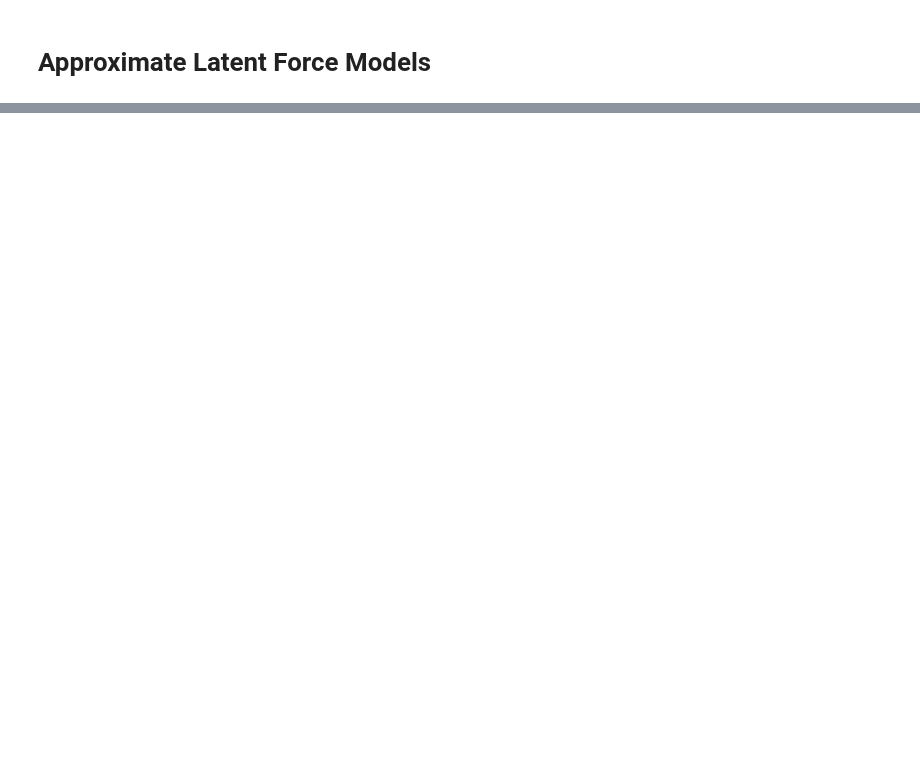
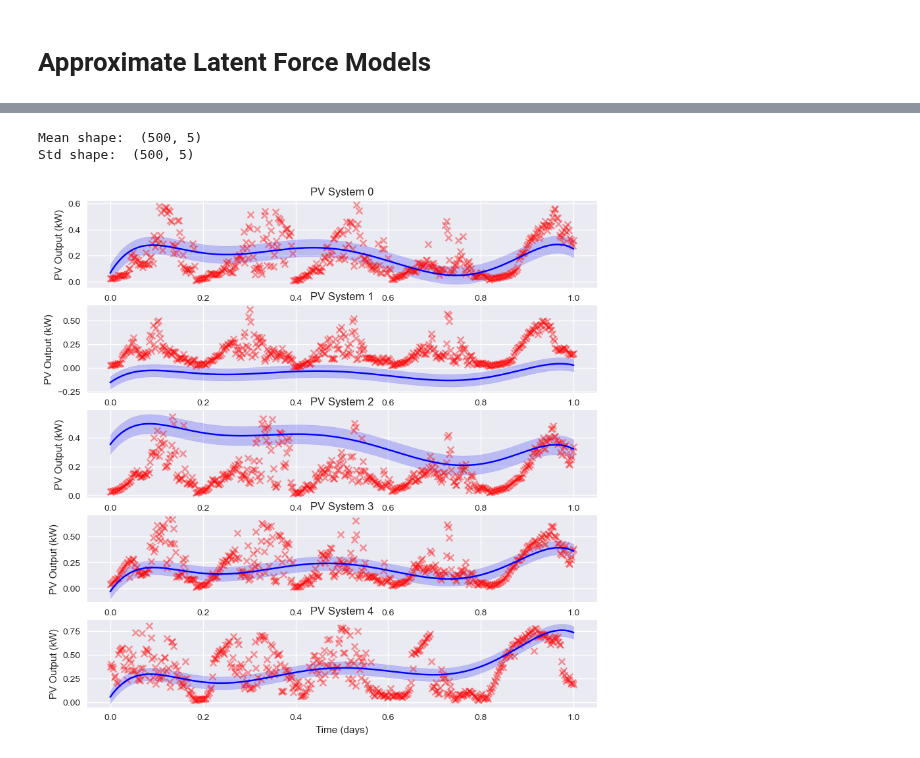
Before and after one commit to eirikbaekkelund/Dissertation, a Jupyter notebook: lfms.ipynb, the cells around one changed output, grey strips where cells are left out. Drawn from its saved outputs; the diff is of its cells as text; code cells hidden in the pictures; blank space fills up the shorter version.

Commit message:
first exactlfm

```diff
--- a/lfms.ipynb
+++ b/lfms.ipynb
@@ -82,12 +82,14 @@ class SIMKernel(gpytorch.kernels.Kernel):
     def __init__(self, num_genes, variance, dtype=torch.float32, **kwargs):
         super().__init__(**kwargs)
         self.num_genes = num_genes
+        # TODO fix constraints
         self.pos_constraint = Positive()
-        self.lengthscale_constraint = Interval(0.5, 3.5)
+        self.lengthscale_constraint = Positive()
 
+        # TODO fix constraints
         self.register_parameter(
             name='raw_lengthscale', parameter=torch.nn.Parameter(
-                self.lengthscale_constraint.inverse_transform(2.5 * torch.ones(1, 1, dtype=dtype)))
+                self.lengthscale_constraint.inverse_transform(.05 * torch.ones(1, 1, dtype=dtype)))
         )
         self.register_parameter(
             name='raw_decay', parameter=torch.nn.Parameter(
@@ -175,7 +177,7 @@ class SIMKernel(gpytorch.kernels.Kernel):
             K_xx += jitter
             if K_xx.shape[0] == self.variance.shape[0]:
                 K_xx += self.variance
-
+        print('K_xx shape: ', K_xx.shape)
         return K_xx
 
     def k_xx(self, j, k, t1_block, t2_block):
@@ -190,6 +192,8 @@ class SIMKernel(gpytorch.kernels.Kernel):
         t2_block = t2_block.view(1, -1)
         mult = self.sensitivity[j] * self.sensitivity[k] * self.lengthscale * 0.5 * torch.sqrt(PI)
         k_xx = mult * (self.h(k, j, t2_block, t1_block) + self.h(j, k, t1_block, t2_block))
+
+        print('k_xx shape: ', k_xx.shape)
         return k_xx
 
     def h(self, k, j, t2, t1):
@@ -224,6 +228,7 @@ class SIMKernel(gpytorch.kernels.Kernel):
             kxf = self.k_xf(j, t1_block, t2_block)
             K_xf[j * self.block_size:(j + 1) * self.block_size] = kxf
 
+        print('K_xf shape: ', K_xf.shape)
         return K_xf
 
     def k_xf(self, j, x, t_f):
@@ -246,7 +251,7 @@ class SIMKernel(gpytorch.kernels.Kernel):
         if K.shape[0] == K.shape[1]:
             jitter = 1e-3 * torch.eye(x1.shape[0])
             K += jitter
-
+        print('K_ff shape: ', K.shape)
         return K
 # %%
 import torch
@@ -552,13 +550,6 @@ class ConstrainedTrainer(ExactTrainer):
             self.lfm.covar_module.sensitivity = sens
             self.lfm.covar_module.decay = deca
 # %%
-from src.beta_likelihood import BetaLikelihood_MeanParametrization
-
 model = ExactLFM(dataset, dataset.variance.reshape(-1))
-model.likelihood = BetaLikelihood_MeanParametrization(scale=15,
-                                                      correcting_scale=1,
-                                                      lower_bound=0,
-                                                      upper_bound=1)
-
 optimizer = torch.optim.Adam(model.parameters(), lr=0.1)
-loss_fn = gpytorch.mlls.VariationalELBO(model.likelihood, model, num_data=len(train_t))
+loss_fn = gpytorch.mlls.ExactMarginalLogLikelihood(model.likelihood, model)
@@ -587,0 +578,25 @@ NotImplementedError: torch.diag(LazyEvaluatedKernelTensor, ) is not implemented.
+# %%
+t_predict = torch.linspace(t_train.min(), t_train.max(), 500).double()
+
+p_m = model.predict_m(t_predict, jitter=1e-3)
+p_f = model.predict_f(t_predict, jitter=1e-3)
+# %%
+mean = p_m.mean.detach().numpy().transpose(0, 1)
+std = p_m.variance.detach().sqrt().numpy().transpose(0, 1)
+
+print('Mean shape: ', mean.shape)
+print('Std shape: ', std.shape)
+num_plots = mean.shape[1]
+
+fig, axs = plt.subplots(num_plots, 1, figsize=(10, 10))
+for i in range(num_plots):
+    axs[i].plot(t_predict, mean[:,i], color='blue')
+    axs[i].fill_between(t_predict, mean[:,i] - 2 * std[:,i], mean[:,i] + 2 * std[:,i], color='blue', alpha=0.2)
+    axs[i].scatter(t_train, m_observed[:, i], color='red', alpha=0.4, marker='x')
+    axs[i].set_title('PV System ' + str(i))
+    axs[i].set_xlabel('Time (days)')
+    axs[i].set_ylabel('PV Output (kW)')
+# %% [output]
+Mean shape:  (500, 5)
+Std shape:  (500, 5)
+[figure, added]
```
Also changed, not shown: parts of 8 cells of this notebook, 9 other files.
